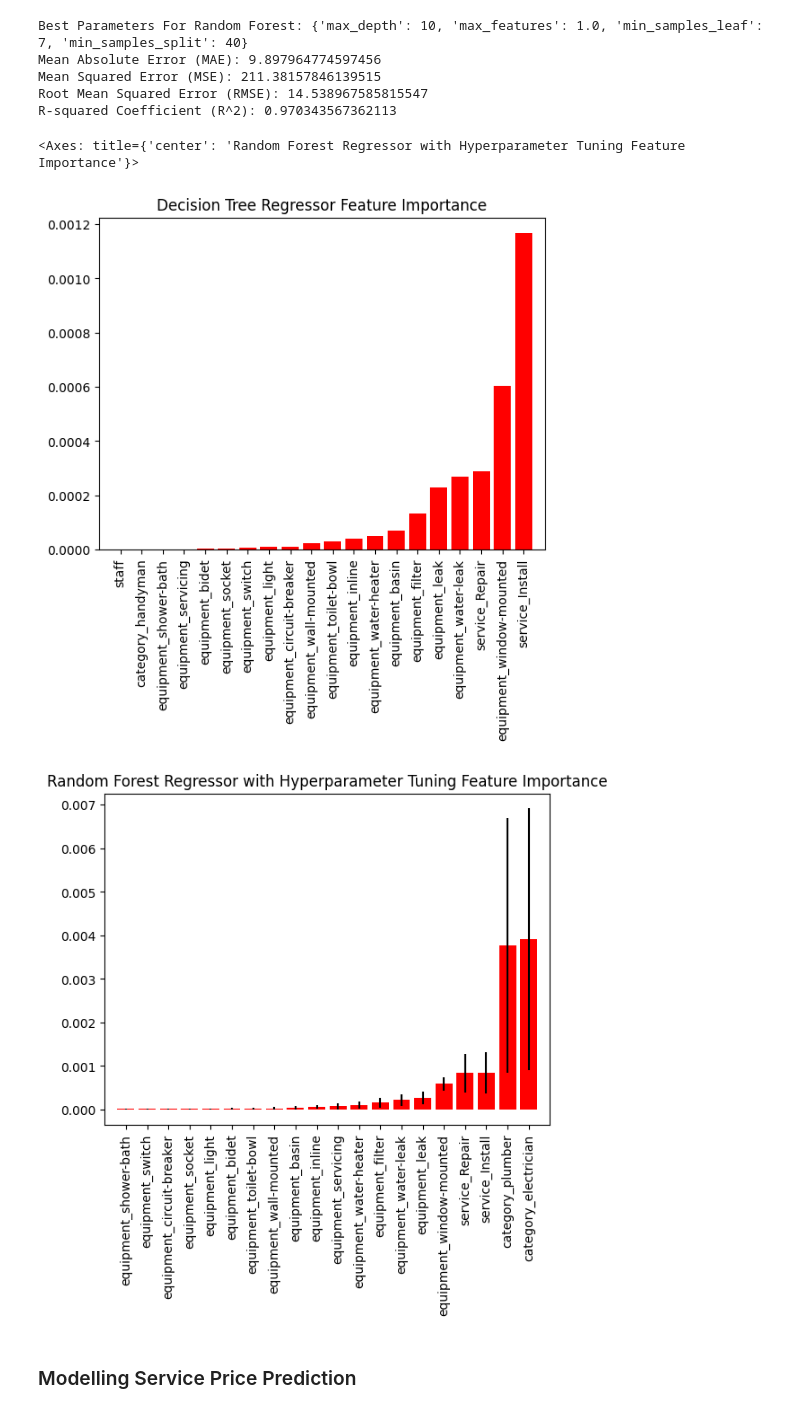
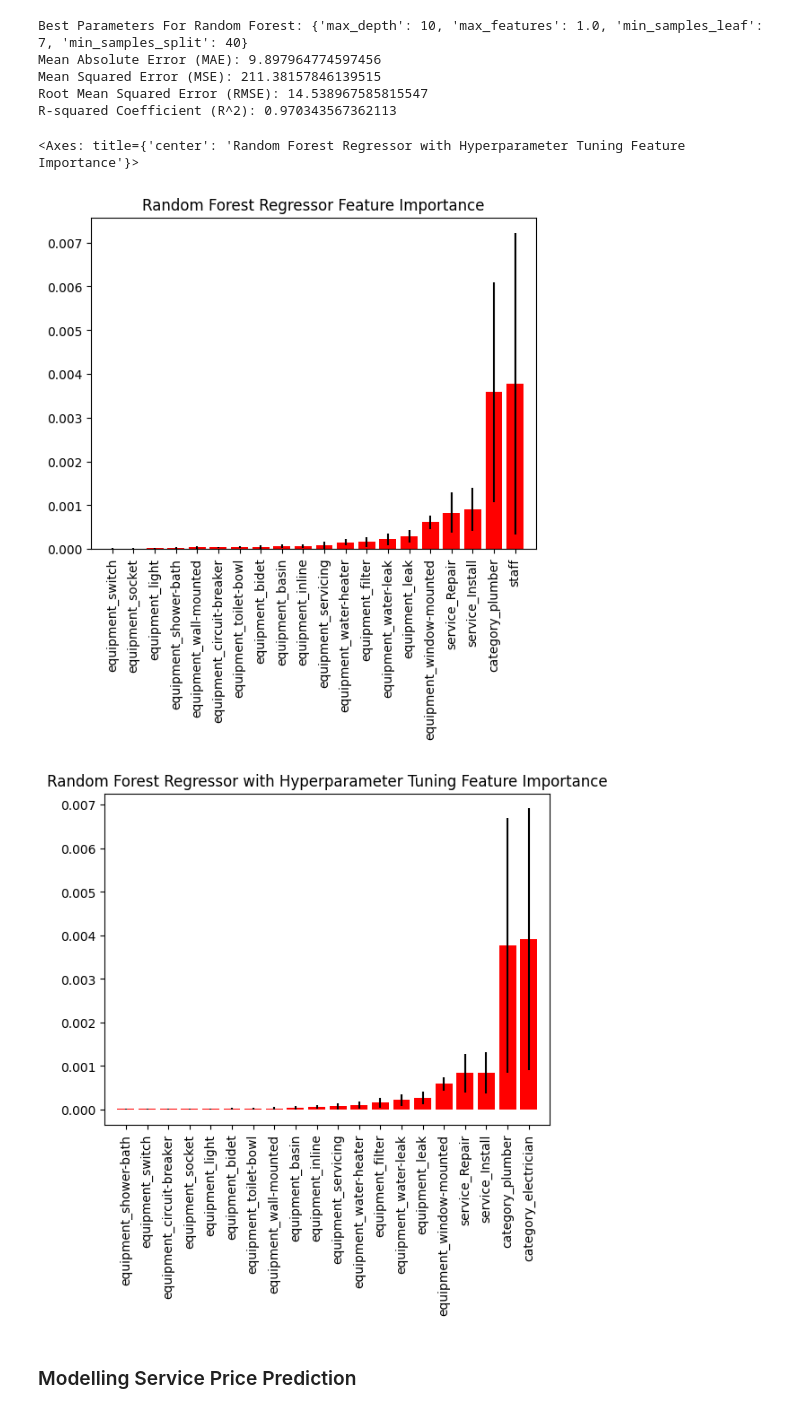
Before and after one commit to seantanyurong/repairs-sg, a Jupyter notebook: notebook/modelling.ipynb, the cells around one changed output. Drawn from its saved outputs; the diff is of its cells as text; code cells hidden in the pictures.

```diff
--- a/notebook/modelling.ipynb
+++ b/notebook/modelling.ipynb
@@ -280,25 +166,3 @@ Mean Absolute Error (MAE): 9.898818651846055
 Mean Squared Error (MSE): 211.43639172009668
 Root Mean Squared Error (RMSE): 14.540852510086768
 R-squared Coefficient (R^2): 0.9703358771663723
-# %%
-## Cross Validation
-fig, axes = plt.subplots(2, 2, figsize=(12, 10))
-ax1, ax2, ax3, ax4 = axes.flatten()
-
-# Learning curves
-skplt.estimators.plot_learning_curve(DecisionTreeRegressor(random_state=42), X_train_selected, y_train,
-                                     cv = 5, shuffle=True, scoring="r2", n_jobs=-1,
-                                     figsize=(6,4), title_fontsize="large", text_fontsize="large",
-                                     title="Decision Tree Learning Curve (R-Squared)", ax=ax1)
-skplt.estimators.plot_learning_curve(DecisionTreeRegressor(random_state=42), X_train_selected, y_train,
-                                     cv = 5, shuffle=True, scoring="neg_root_mean_squared_error", n_jobs=-1,
-                                     figsize=(6,4), title_fontsize="large", text_fontsize="large",
-                                     title="Decision Tree Learning Curve (RMSE)", ax=ax2)
-skplt.estimators.plot_learning_curve(DecisionTreeRegressor(random_state=42), X_train_selected, y_train,
-                                     cv = 5, shuffle=True, scoring="neg_mean_absolute_error", n_jobs=-1,
-                                     figsize=(6,4), title_fontsize="large", text_fontsize="large",
-                                     title="Decision Tree Learning Curve (MAE)", ax=ax3)
-skplt.estimators.plot_learning_curve(DecisionTreeRegressor(random_state=42), X_train_selected, y_train,
-                                     cv = 5, shuffle=True, scoring="neg_mean_absolute_percentage_error", n_jobs=-1,
-                                     figsize=(6,4), title_fontsize="large", text_fontsize="large",
-                                     title="Decision Tree Learning Curve (MAPE)", ax=ax4)
@@ -512,15 +286,15 @@ R-squared Coefficient (R^2): 0.970343567362113
 # %%
 ## Feature Evaluation
 # Feature Importance Visualisation
-skplt.estimators.plot_feature_importances(rscv_dtr.best_estimator_, feature_names = feature_names,
-                                         title="Decision Tree Regressor Feature Importance",
+skplt.estimators.plot_feature_importances(reg_rfr, feature_names = feature_names,
+                                         title="Random Forest Regressor Feature Importance",
                                          x_tick_rotation=90, order="ascending")
 skplt.estimators.plot_feature_importances(gscv_rfr.best_estimator_, feature_names = feature_names,
                                          title="Random Forest Regressor with Hyperparameter Tuning Feature Importance",
                                          x_tick_rotation=90, order="ascending")
 # %% [output]
 <Axes: title={'center': 'Random Forest Regressor with Hyperparameter Tuning Feature Importance'}>
-[figure, old version]
+[figure, new version]
 [figure]
 # %%
 # Dump Model Into Pickle
```
Also changed, not shown: parts of 43 cells of this notebook.
